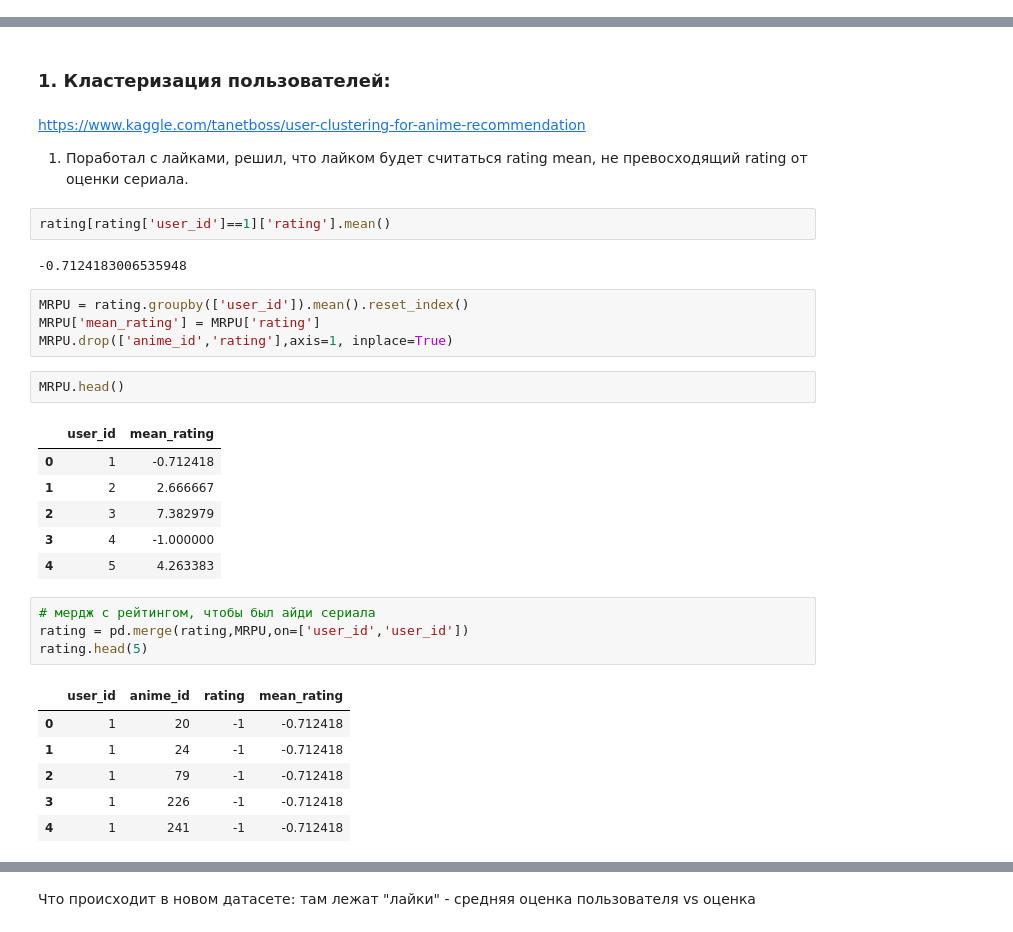
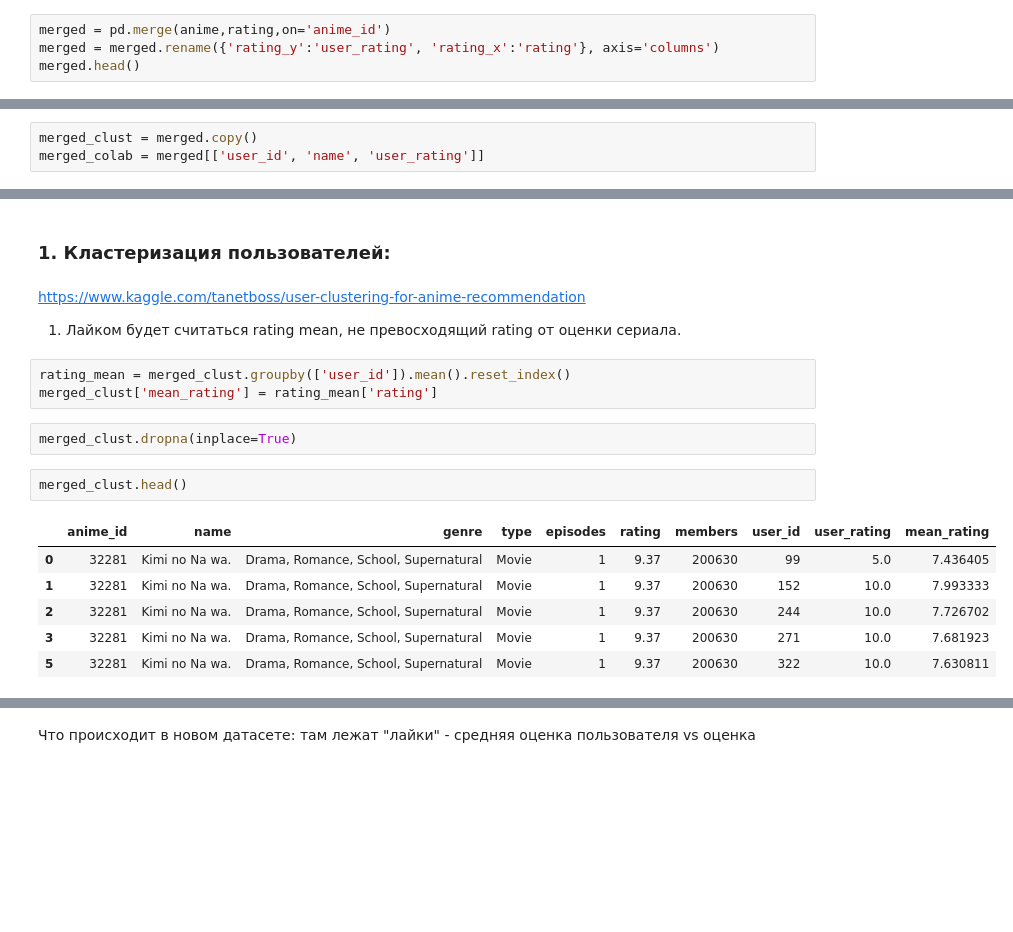
Before and after one commit to Dahuginn/HW_ML2020, a Jupyter notebook: [Mosina]HWProject_AnimeRecommendations.ipynb, the cells around one changed output, grey strips where cells are left out. Saved outputs shown, nothing was run; the diff lists cells and outputs as text; blank space fills up the shorter version.

```diff
--- a/[Mosina]HWProject_AnimeRecommendations.ipynb
+++ b/[Mosina]HWProject_AnimeRecommendations.ipynb
@@ -140,0 +135,4 @@ i = 0
+# %%
+merged = pd.merge(anime,rating,on='anime_id')
+merged = merged.rename({'rating_y':'user_rating', 'rating_x':'rating'}, axis='columns')
+merged.head()
@@ -140,0 +148,3 @@ i = 0
+# %%
+merged_clust = merged.copy()
+merged_colab = merged[['user_id', 'name', 'user_rating']]
@@ -144,32 +205,18 @@ i = 0
 ### 1. Кластеризация пользователей:
 # %% [markdown]
 https://www.kaggle.com/tanetboss/user-clustering-for-anime-recommendation
-1. Поработал с лайками, решил, что лайком будет считаться rating mean, не превосходящий rating от оценки сериала.
+1. Лайком будет считаться rating mean, не превосходящий rating от оценки сериала.
-# %%
-rating[rating['user_id']==1]['rating'].mean()
-# %% [output]
--0.7124183006535948
-# %%
-MRPU = rating.groupby(['user_id']).mean().reset_index()
-MRPU['mean_rating'] = MRPU['rating']
-MRPU.drop(['anime_id','rating'],axis=1, inplace=True)
+# %%
+rating_mean = merged_clust.groupby(['user_id']).mean().reset_index()
+merged_clust['mean_rating'] = rating_mean['rating']
+# %%
+merged_clust.dropna(inplace=True)
 # %%
-MRPU.head()
+merged_clust.head()
 # %% [output]
-|  | user_id | mean_rating |
-| 0 | 1 | -0.712418 |
-| 1 | 2 | 2.666667 |
-| 2 | 3 | 7.382979 |
-| 3 | 4 | -1.000000 |
-| 4 | 5 | 4.263383 |
+|  | anime_id | name | genre | type | episodes | rating | members | user_id | user_rating | mean_rating |
+| 0 | 32281 | Kimi no Na wa. | Drama, Romance, School, Supernatural | Movie | 1 | 9.37 | 200630 | 99 | 5.0 | 7.436405 |
+| 1 | 32281 | Kimi no Na wa. | Drama, Romance, School, Supernatural | Movie | 1 | 9.37 | 200630 | 152 | 10.0 | 7.993333 |
+| 2 | 32281 | Kimi no Na wa. | Drama, Romance, School, Supernatural | Movie | 1 | 9.37 | 200630 | 244 | 10.0 | 7.726702 |
+| 3 | 32281 | Kimi no Na wa. | Drama, Romance, School, Supernatural | Movie | 1 | 9.37 | 200630 | 271 | 10.0 | 7.681923 |
+| 5 | 32281 | Kimi no Na wa. | Drama, Romance, School, Supernatural | Movie | 1 | 9.37 | 200630 | 322 | 10.0 | 7.630811 |
-# %%
-# мердж с рейтингом, чтобы был айди сериала
-rating = pd.merge(rating,MRPU,on=['user_id','user_id'])
-rating.head(5)
-# %% [output]
-|  | user_id | anime_id | rating | mean_rating |
-| 0 | 1 | 20 | -1 | -0.712418 |
-| 1 | 1 | 24 | -1 | -0.712418 |
-| 2 | 1 | 79 | -1 | -0.712418 |
-| 3 | 1 | 226 | -1 | -0.712418 |
-| 4 | 1 | 241 | -1 | -0.712418 |
```
Also changed, not shown: parts of 76 cells of this notebook.
